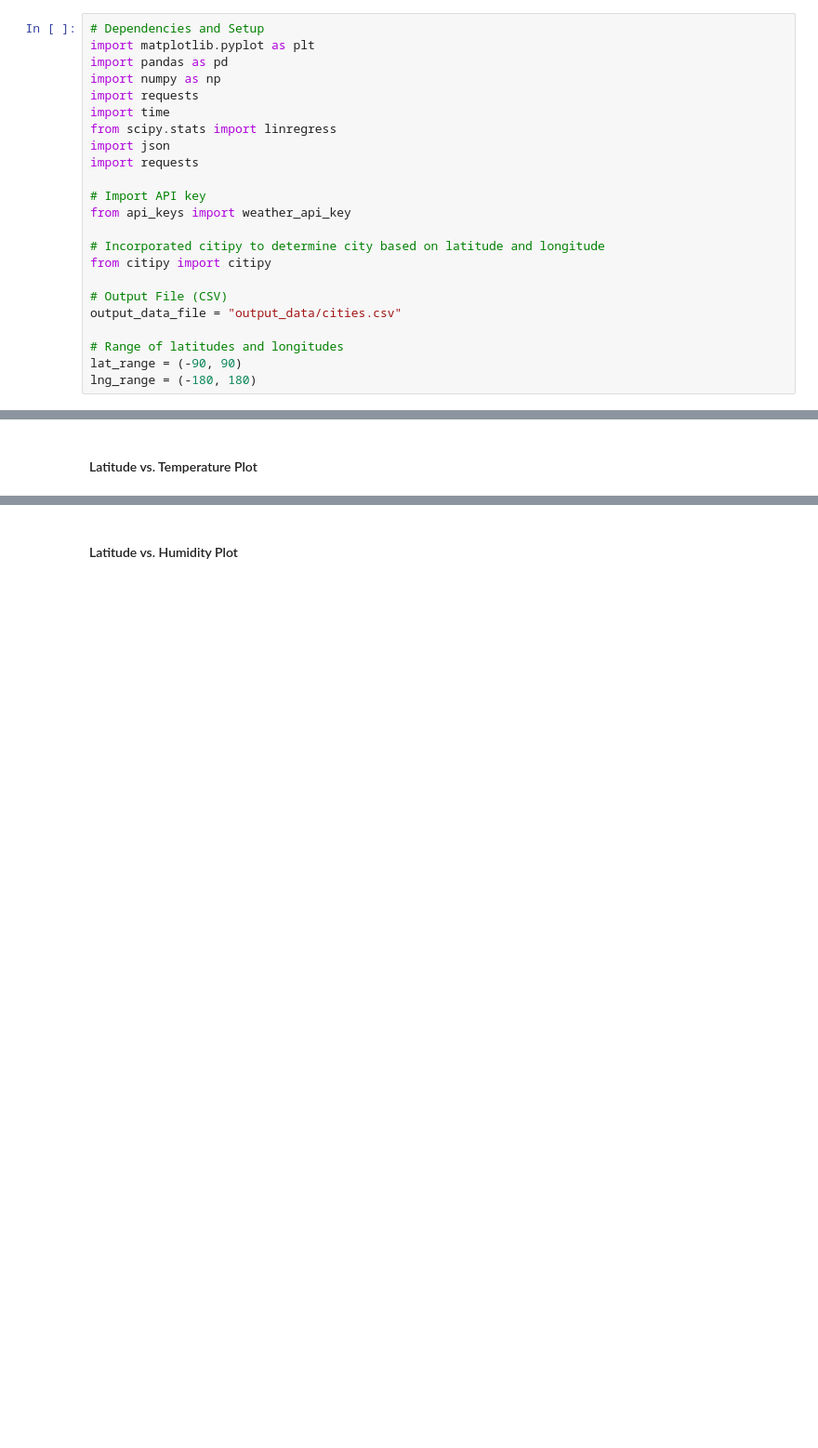
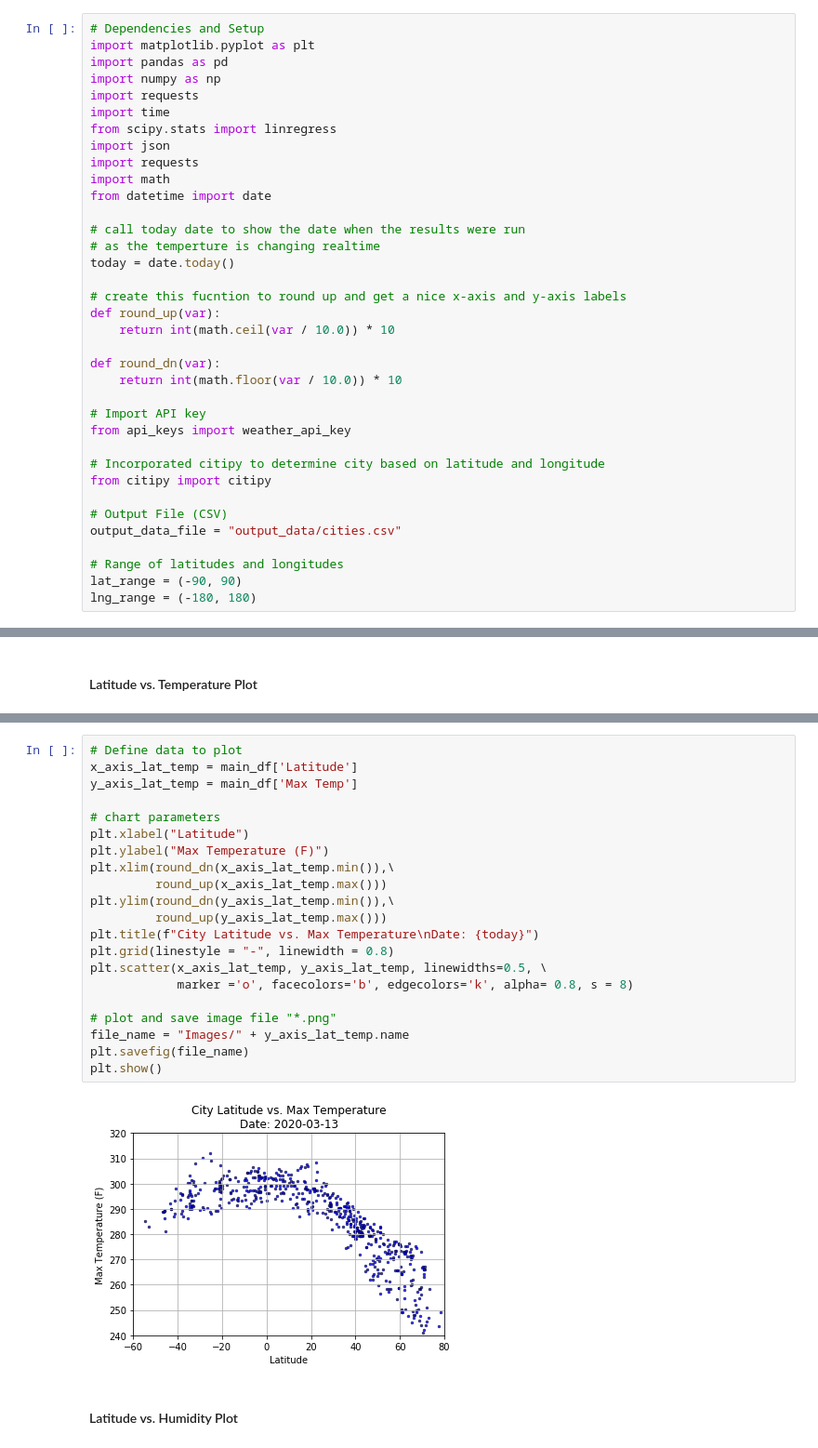
Before and after one commit to HenryNguyenLe/Python_API_Challenge, a Jupyter notebook: WeatherPy.ipynb, the cells around one changed output, grey strips where cells are left out. Shown at 93% size. Saved outputs shown, nothing was run; the diff lists cells and outputs as text; blank space fills up the shorter version.

```diff
--- a/WeatherPy.ipynb
+++ b/WeatherPy.ipynb
@@ -14,6 +14,19 @@ import time
 from scipy.stats import linregress
 import json
 import requests
+import math
+from datetime import date
+
+# call today date to show the date when the results were run
+# as the temperture is changing realtime
+today = date.today()
+
+# create this fucntion to round up and get a nice x-axis and y-axis labels
+def round_up(var):
+    return int(math.ceil(var / 10.0)) * 10
+
+def round_dn(var):
+    return int(math.floor(var / 10.0)) * 10
 
 # Import API key
 from api_keys import weather_api_key
@@ -180,2 +202,25 @@ dtype: int64
+# %%
+# Define data to plot
+x_axis_lat_temp = main_df['Latitude']
+y_axis_lat_temp = main_df['Max Temp']
+
+# chart parameters
+plt.xlabel("Latitude")
+plt.ylabel("Max Temperature (F)")
+plt.xlim(round_dn(x_axis_lat_temp.min()),\
+         round_up(x_axis_lat_temp.max()))
+plt.ylim(round_dn(y_axis_lat_temp.min()),\
+         round_up(y_axis_lat_temp.max()))
+plt.title(f"City Latitude vs. Max Temperature\nDate: {today}")
+plt.grid(linestyle = "-", linewidth = 0.8)
+plt.scatter(x_axis_lat_temp, y_axis_lat_temp, linewidths=0.5, \
+            marker ='o', facecolors='b', edgecolors='k', alpha= 0.8, s = 8)
+
+# plot and save image file "*.png"
+file_name = "Images/" + y_axis_lat_temp.name
+plt.savefig(file_name)
+plt.show()
+# %% [output]
+[figure, added]
 # %% [markdown]
 #### Latitude vs. Humidity Plot
```
Also changed, not shown: parts of 35 cells of this notebook, 13 other files.
